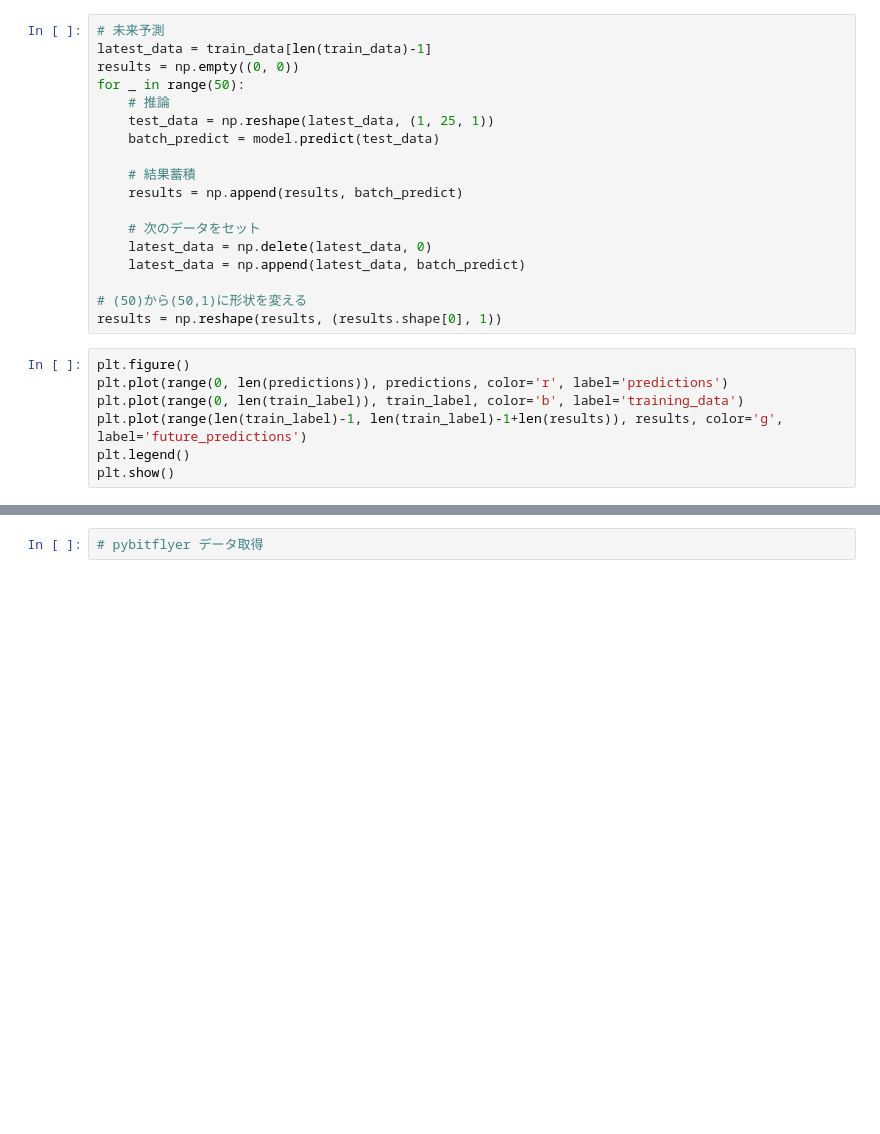
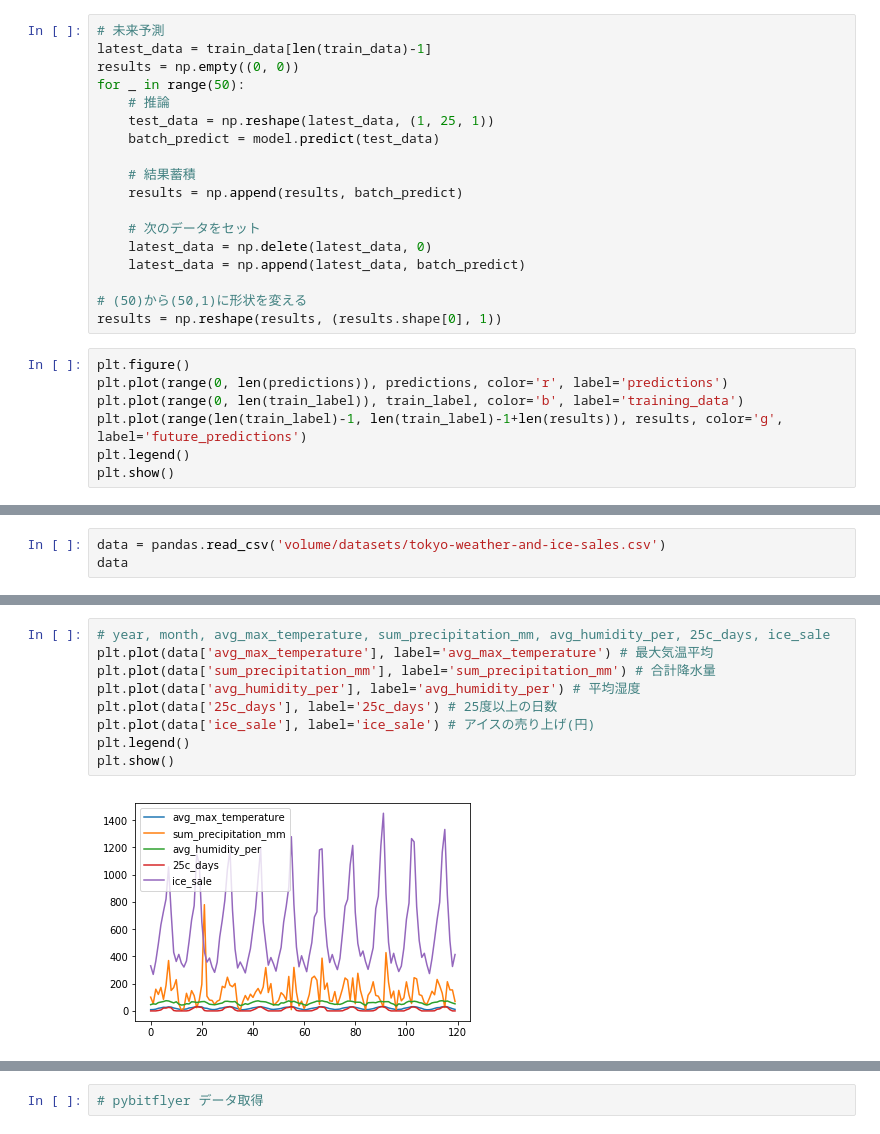
Before and after one commit to arakawamoriyuki/lstm-handson-app, a Jupyter notebook: main.ipynb, the cells around one changed output, grey strips where cells are left out. Cells and saved outputs as stored; diff of their text form; blank space fills up the shorter version.

```diff
--- a/main.ipynb
+++ b/main.ipynb
@@ -134,0 +153,3 @@ plt.show()
+# %%
+data = pandas.read_csv('volume/datasets/tokyo-weather-and-ice-sales.csv')
+data
@@ -134,0 +175,11 @@ plt.show()
+# %%
+# year, month, avg_max_temperature, sum_precipitation_mm, avg_humidity_per, 25c_days, ice_sale
+plt.plot(data['avg_max_temperature'], label='avg_max_temperature') # 最大気温平均
+plt.plot(data['sum_precipitation_mm'], label='sum_precipitation_mm') # 合計降水量
+plt.plot(data['avg_humidity_per'], label='avg_humidity_per') # 平均湿度
+plt.plot(data['25c_days'], label='25c_days') # 25度以上の日数
+plt.plot(data['ice_sale'], label='ice_sale') # アイスの売り上げ(円)
+plt.legend()
+plt.show()
+# %% [output]
+[figure, added]
```
Also changed, not shown: parts of 9 cells of this notebook, 1 other file.
